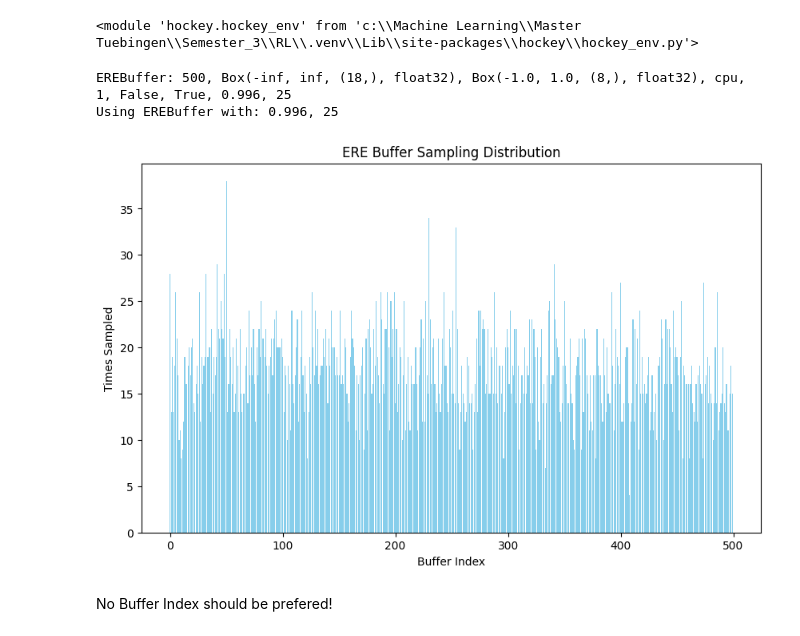
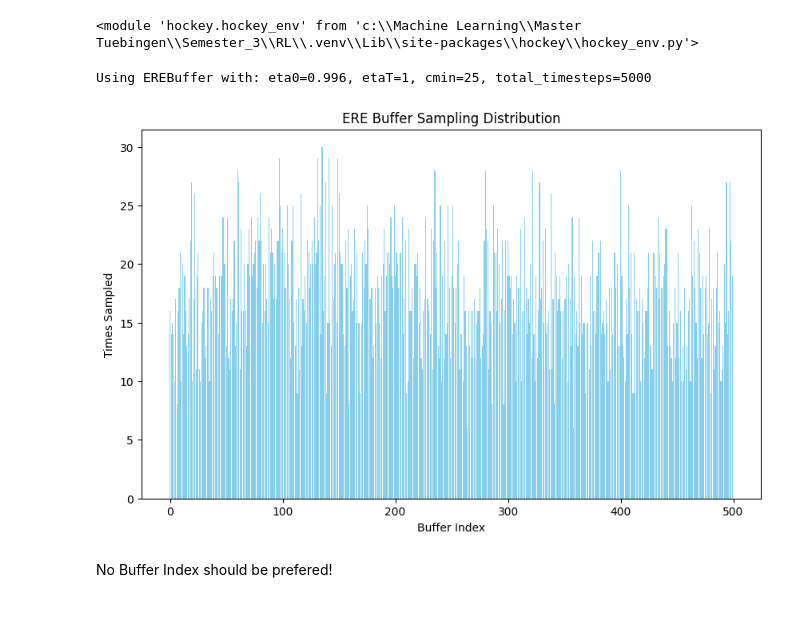
Before and after one commit to FlorianSp2000/hockey-rl-challenge, a Jupyter notebook: notebooks/ERE_Buffer.ipynb, the cells around one changed output. Drawn from its saved outputs; the diff is of its cells as text; code cells hidden in the pictures.

```diff
--- a/notebooks/ERE_Buffer.ipynb
+++ b/notebooks/ERE_Buffer.ipynb
@@ -29,7 +29,8 @@ env = h_env.HockeyEnv()
 # %%
 buffer_size = 500  # Increased buffer size to see clearer distribution
 cmin = 25  # Minimum number of recent samples (adjusted to buffer size)
-eta = 0.996  # Still aggressive decay to emphasize recent samples
+eta0 = 0.996  # Still aggressive decay to emphasize recent samples
+etaT = 1
 
 device = "cpu"
 
@@ -38,14 +39,15 @@ ere_buffer = EREBuffer(
     observation_space=env.observation_space,
     action_space=env.action_space,
     device=device,
-    eta=eta,
+    eta0=eta0,
+    etaT=etaT,
+    total_timesteps=buffer_size*10,
     cmin=cmin
 )
 batch_size = 8
 K = 10
 # %% [output]
-EREBuffer: 500, Box(-inf, inf, (18,), float32), Box(-1.0, 1.0, (8,), float32), cpu, 1, False, True, 0.996, 25
-Using EREBuffer with: 0.996, 25
+Using EREBuffer with: eta0=0.996, etaT=1, cmin=25, total_timesteps=5000
 # %%
 sample_counts = {i: 0 for i in range(buffer_size)}
 
@@ -58,35 +60,35 @@ for i in range(buffer_size*10):  # More than buffer_size to ensure wrap-around
 
     obs, r, d, t, info = env.step(np.hstack([a1, a2]))
     obs_agent2 = env.obs_agent_two()
 
     ere_buffer.add(
         obs=np.array(obs),
         next_obs=np.array(obs_agent2),
         action=np.hstack([a1, a2]),
         reward=np.array([r]),
         done=np.array([d]),
         infos=[info]
     )
 
     # Sample every 10 steps to track behavior
     if i % 50 == 0 and i>0:  # and i >= ere_buffer.buffer_size
         for k in range(0,K+1):
-            sampled_indices = ere_buffer._sample_recent(batch_size, ere_buffer.size(), k=k, K=K)
+            sampled_indices = ere_buffer._sample_recent(batch_size, ere_buffer.size(), k=k, K=K, current_timestep=i)
             # Track sampled indices
             for idx in sampled_indices:
                 sample_counts[idx] += 1
 
 indices = list(sample_counts.keys())
 counts = list(sample_counts.values())
 
 plt.figure(figsize=(10, 6))
 plt.bar(indices, counts, color='skyblue')
 plt.xlabel("Buffer Index")
 plt.ylabel("Times Sampled")
 plt.title("ERE Buffer Sampling Distribution")
 plt.show()
 # %% [output]
-[figure, old version]
+[figure, new version]
 # %% [markdown]
 No Buffer Index should be prefered!
 # %% [markdown]
```
Also changed, not shown: parts of 11 cells of this notebook, 4 other files.
